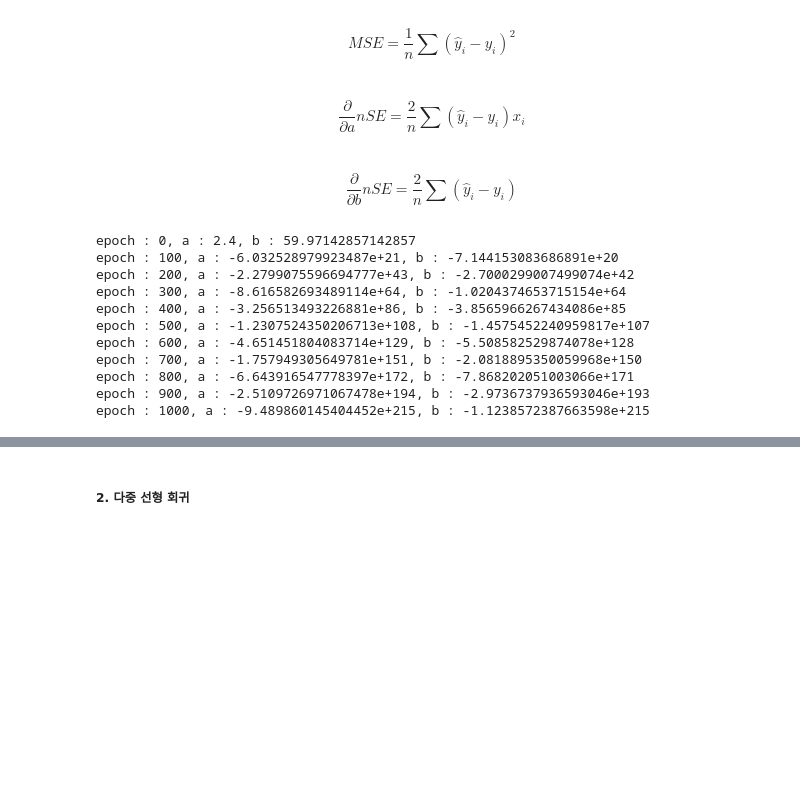
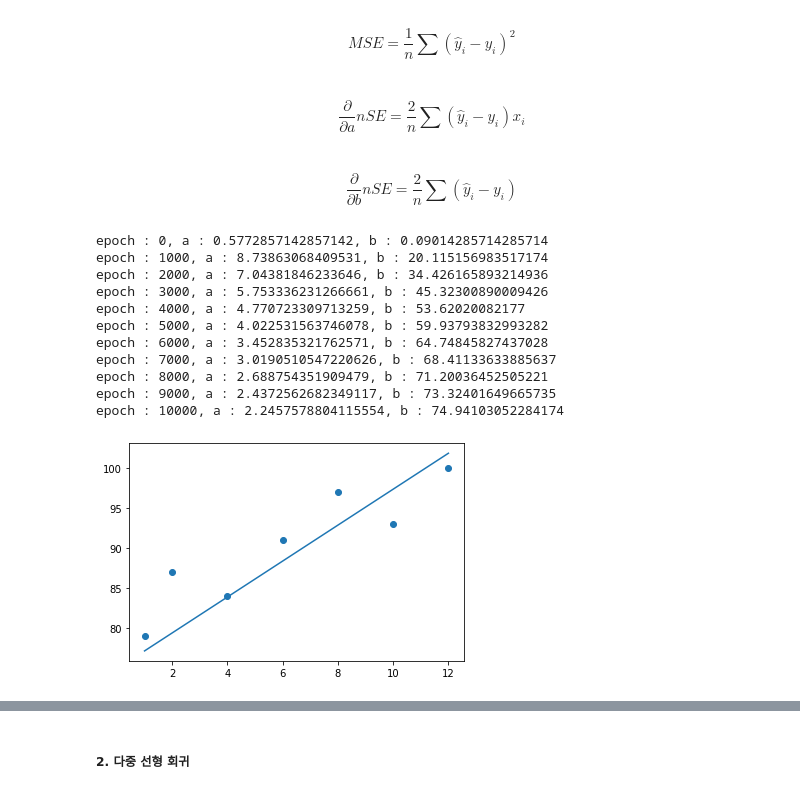
Before and after one commit to cos18/everybody-deeplearning, a Jupyter notebook: ch04/linear_regression.ipynb, the cells around one changed output, grey strips where cells are left out. Cells and saved outputs as stored; diff of their text form; code cells hidden in the pictures; blank space fills up the shorter version.

```diff
--- a/ch04/linear_regression.ipynb
+++ b/ch04/linear_regression.ipynb
@@ -37,30 +37,37 @@ $$\frac {\partial }{\partial a}nSE=\frac {2}{n}\sum \left( \widehat {y}_{i}-y_{i
 <br>
 $$\frac {\partial }{\partial b}nSE=\frac {2}{n}\sum \left( \widehat {y}_{i}-y_{i}\right)$$
 # %%
-learning_rate = 0.05
+learning_rate = 0.001
 
-for i in range(1001):
+for i in range(10001):
     score_predict = a * time_data + b
     error = score_data - score_predict
 
     a_diff = -(1 / len(time_data)) * sum(time_data * error)
     b_diff = -(1 / len(time_data)) * sum(error)
 
     # 미분값을 뺴는 이유는 미분값과 실제 정답과 부호가 반대로 되어있음으로
     a = a - learning_rate * a_diff
     b = b - learning_rate * b_diff
 
-    if i % 100 == 0:
+    if i % 1000 == 0:
         print("epoch : {}, a : {}, b : {}".format(i, a, b))
+
+predict = [a * t + b for t in time]
+
+plt.scatter(time, score)
+plt.plot([min(time), max(time)], [min(predict), max(predict)])
+plt.show()
 # %% [output]
-epoch : 0, a : 2.4, b : 59.97142857142857
-epoch : 100, a : -6.032528979923487e+21, b : -7.144153083686891e+20
-epoch : 200, a : -2.2799075596694777e+43, b : -2.7000299007499074e+42
-epoch : 300, a : -8.616582693489114e+64, b : -1.0204374653715154e+64
-epoch : 400, a : -3.256513493226881e+86, b : -3.8565966267434086e+85
-epoch : 500, a : -1.2307524350206713e+108, b : -1.4575452240959817e+107
-epoch : 600, a : -4.651451804083714e+129, b : -5.508582529874078e+128
-epoch : 700, a : -1.757949305649781e+151, b : -2.0818895350059968e+150
-epoch : 800, a : -6.643916547778397e+172, b : -7.868202051003066e+171
-epoch : 900, a : -2.5109726971067478e+194, b : -2.9736737936593046e+193
-epoch : 1000, a : -9.489860145404452e+215, b : -1.1238572387663598e+215
+epoch : 0, a : 0.5772857142857142, b : 0.09014285714285714
+epoch : 1000, a : 8.73863068409531, b : 20.115156983517174
+epoch : 2000, a : 7.04381846233646, b : 34.426165893214936
+epoch : 3000, a : 5.753336231266661, b : 45.32300890009426
+epoch : 4000, a : 4.770723309713259, b : 53.62020082177
+epoch : 5000, a : 4.022531563746078, b : 59.93793832993282
+epoch : 6000, a : 3.452835321762571, b : 64.74845827437028
+epoch : 7000, a : 3.0190510547220626, b : 68.41133633885637
+epoch : 8000, a : 2.688754351909479, b : 71.20036452505221
+epoch : 9000, a : 2.4372562682349117, b : 73.32401649665735
+epoch : 10000, a : 2.2457578804115554, b : 74.94103052284174
+[figure, added]
```
Also changed, not shown: parts of 7 cells of this notebook, 5 other files.
